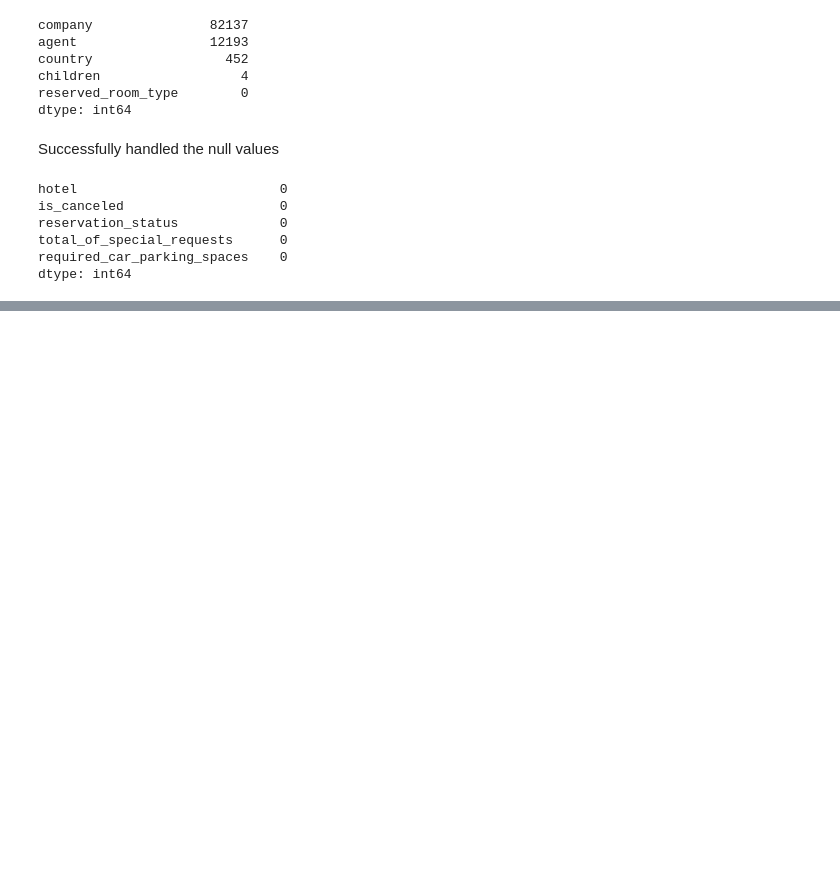
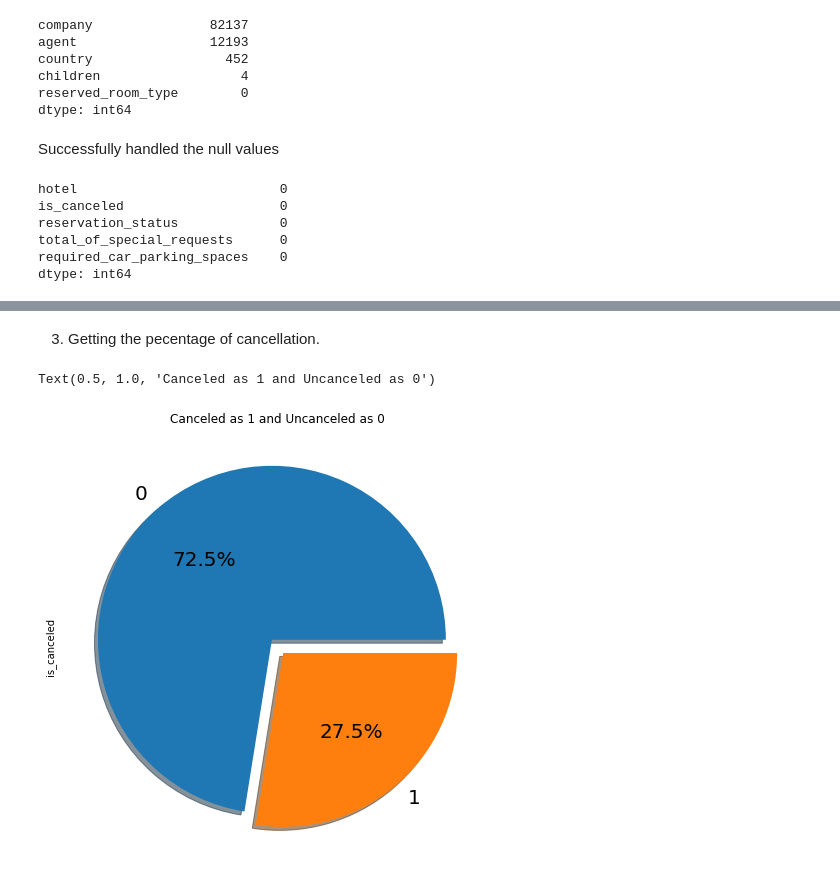
Before and after one commit to pranabrout/EDA-on-Hotel-Booking, a Jupyter notebook: Hotel_Booking_Analysis_Capstone_Project.ipynb, the cells around one changed output, grey strips where cells are left out. Drawn from its saved outputs; the diff is of its cells as text; code cells hidden in the pictures; blank space fills up the shorter version.

```diff
--- a/Hotel_Booking_Analysis_Capstone_Project.ipynb
+++ b/Hotel_Booking_Analysis_Capstone_Project.ipynb
@@ -180,0 +264,8 @@ dtype: int64
+# %% [markdown]
+3) Getting the pecentage of cancellation.
+# %%
+df1['is_canceled'].value_counts().plot.pie(explode=[0.05, 0.05], autopct='%1.1f%%', shadow=True, figsize=(10,8),fontsize=20)
+plt.title("Canceled as 1 and Uncanceled as 0")
+# %% [output]
+Text(0.5, 1.0, 'Canceled as 1 and Uncanceled as 0')
+[figure, added]
```
Also changed, not shown: parts of 108 cells of this notebook.
